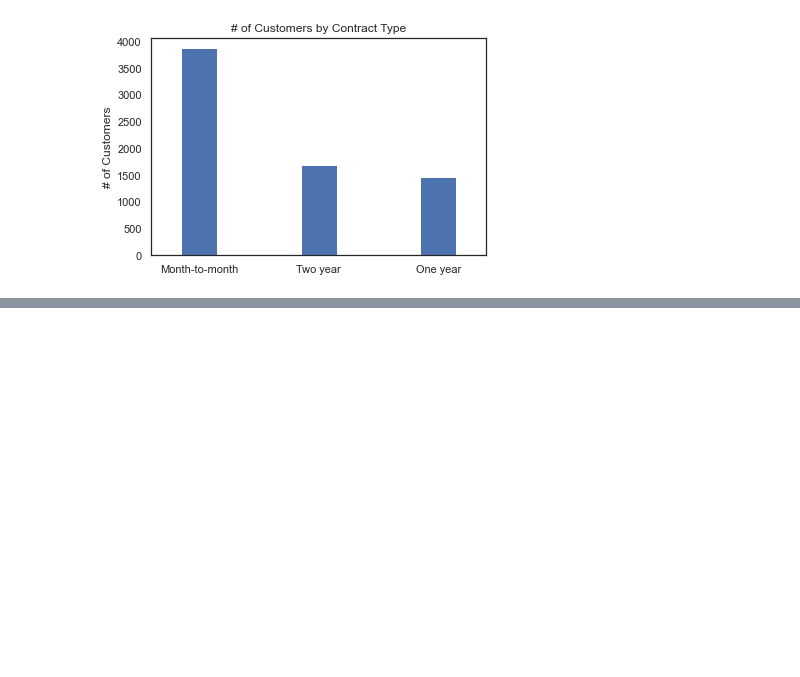
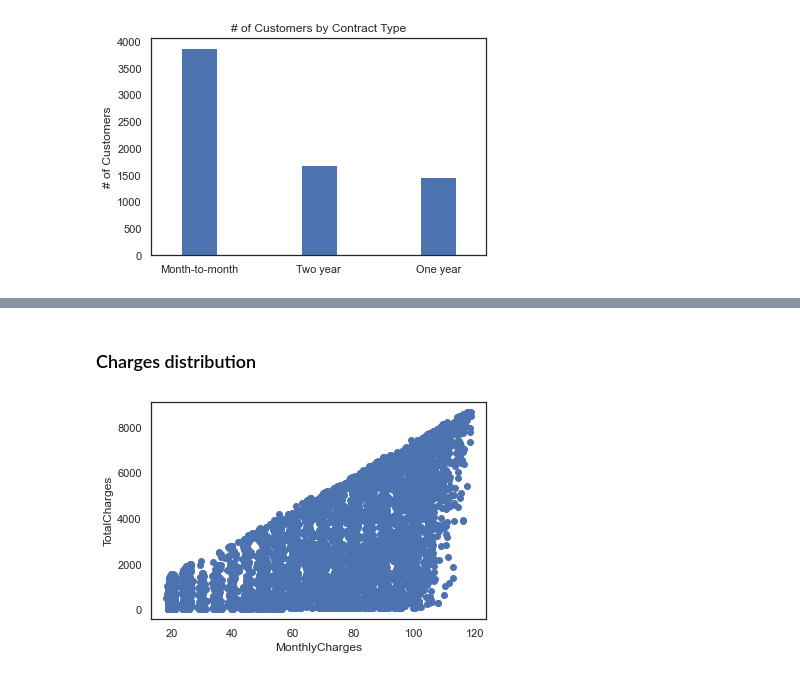
Before and after one commit to manikpurivibhu/Customer-Churn-Prediction, a Jupyter notebook: Customer-Churn-Prediction.ipynb, the cells around one changed output, grey strips where cells are left out. Cells and saved outputs as stored; diff of their text form; code cells hidden in the pictures; blank space fills up the shorter version.

```diff
--- a/Customer-Churn-Prediction.ipynb
+++ b/Customer-Churn-Prediction.ipynb
@@ -295,0 +356,9 @@ plt.show()
+# %% [markdown]
+### Charges distribution
+# %%
+plt.scatter(dataset['MonthlyCharges'], dataset['TotalCharges'])
+plt.xlabel('MonthlyCharges')
+plt.ylabel('TotalCharges')
+plt.show()
+# %% [output]
+[figure, added]
```
Also changed, not shown: parts of 83 cells of this notebook, 2 other files.
